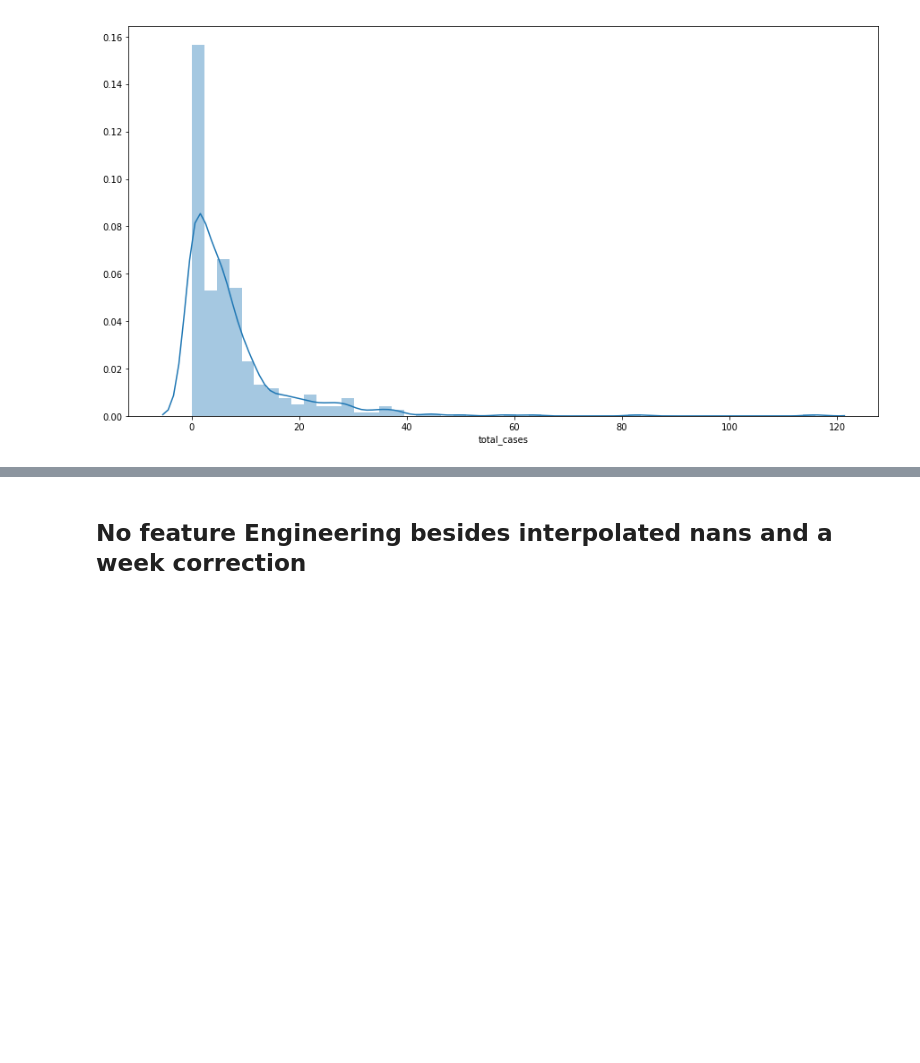
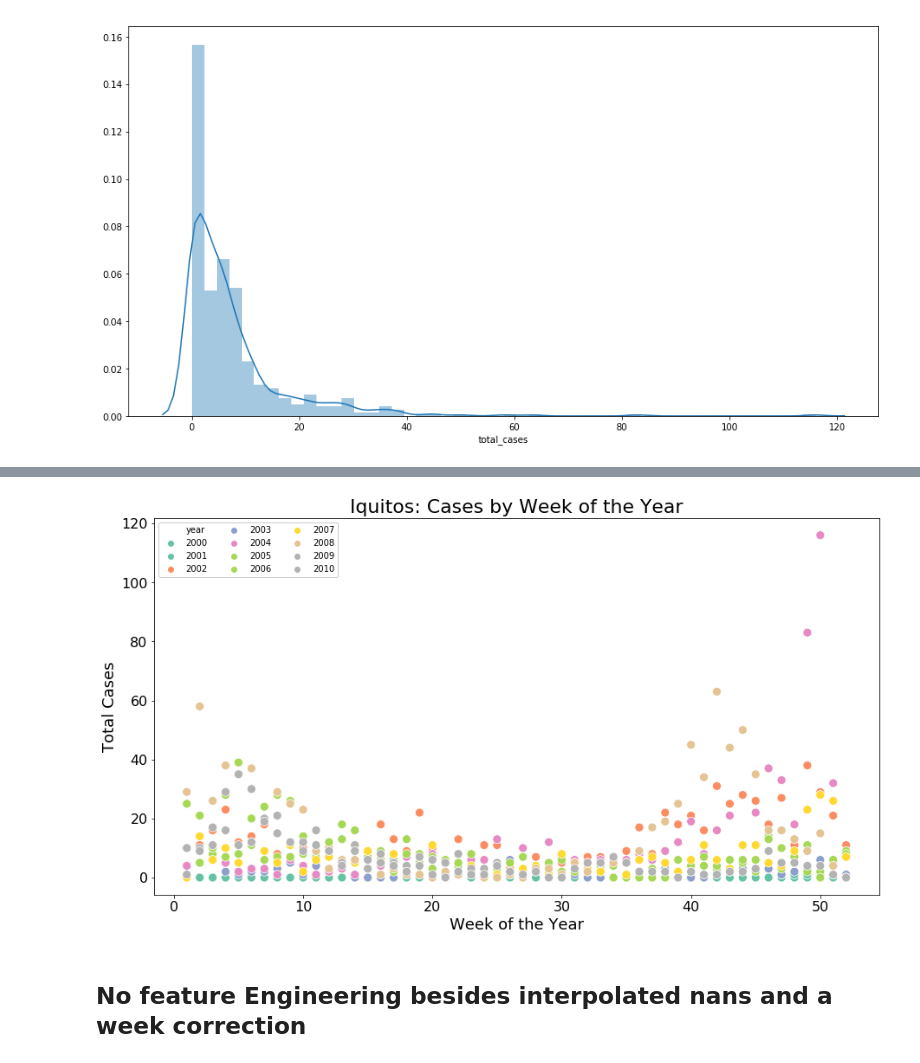
Before and after one commit to conditg/deng-ai, a Jupyter notebook: IQ.ipynb, the cells around one changed output, grey strips where cells are left out. Drawn from its saved outputs; the diff is of its cells as text; code cells hidden in the pictures; blank space fills up the shorter version.

```diff
--- a/IQ.ipynb
+++ b/IQ.ipynb
@@ -62,0 +50,11 @@ for year in iq.year.unique():
+# %%
+#corrected week of year
+iq.loc[:,'weekofyear_fixed'] = np.where(iq.year==2005,iq.weekofyear+1, iq.weekofyear)
+iq.loc[:,'weekofyear_fixed'] = np.where(iq.year==2006,iq.weekofyear_fixed+1, iq.weekofyear_fixed)
+iq.loc[:,'weekofyear_fixed'] = np.where(iq.year==2010,iq.weekofyear_fixed+1, iq.weekofyear_fixed)
+iq.loc[:,'weekofyear_fixed'] = np.where(iq.weekofyear_fixed>52,1, iq.weekofyear_fixed)
+for year in iq.year.unique():
+    print(f'{year} max: {max(iq[iq.year==year]["weekofyear_fixed"])}\
+  | min: {min(iq[iq.year==year]["weekofyear_fixed"])}\
+  | uniques: {iq[iq.year==year]["weekofyear_fixed"].nunique()}')
+#Much better!
@@ -63,3 +73,16 @@ for year in iq.year.unique():
+# %%
+plt.figure(figsize=[15,8])
+plt.title('Iquitos: Cases by Week of the Year', size=22)
+sns.scatterplot(x='weekofyear',y='total_cases', hue='year', s=100,
+                data=iq, palette='Set2',legend='full')
+plt.legend(loc=2, framealpha=1, ncol=3)
+plt.ylabel('Total Cases',size=18)
+plt.xlabel('Week of the Year',size=18)
+plt.xticks(size=16)
+plt.yticks(size=16)
+plt.show()
+# %% [output]
+[figure, added]
 # %%
 #Fill nas with interpolation
 iq = iq.interpolate(method='linear')
```
Also changed, not shown: parts of 3 cells of this notebook, 4 other files.
